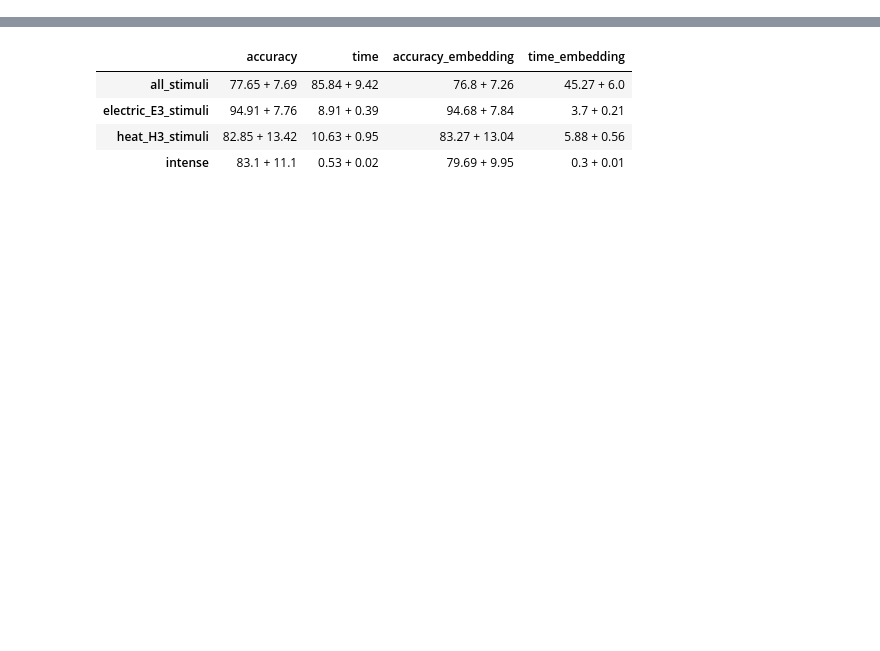
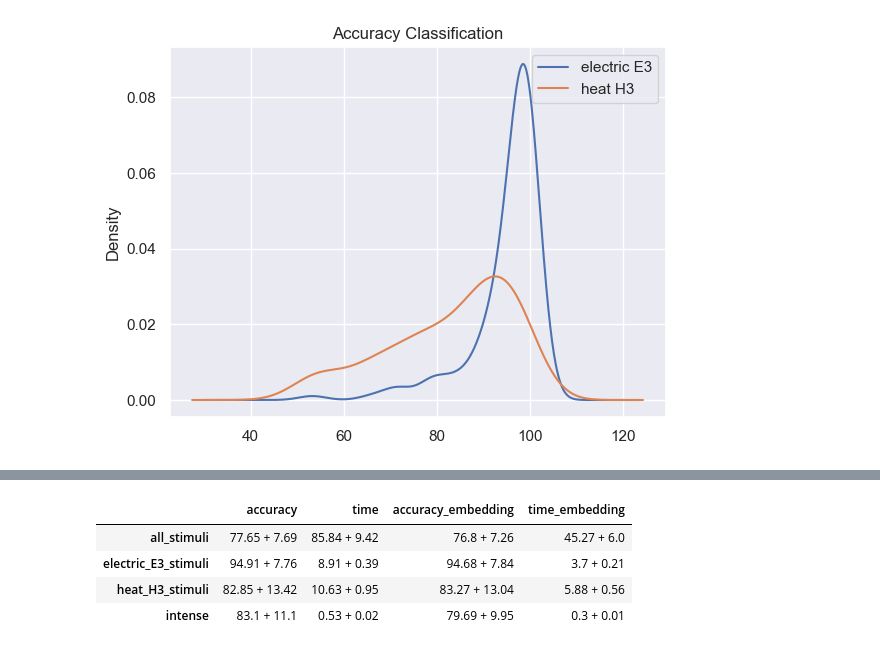
Before and after one commit to sven-knoblauch/PainLevelShiftDetection, a Jupyter notebook: Results/display_results.ipynb, the cells around one changed output, grey strips where cells are left out. Drawn from its saved outputs; the diff is of its cells as text; code cells hidden in the pictures; blank space fills up the shorter version.

```diff
--- a/Results/display_results.ipynb
+++ b/Results/display_results.ipynb
@@ -19,3 +29,11 @@ data4 = pd.read_csv(intense)
+# %%
+data2["accuracy"].plot.kde()
+data3["accuracy"].plot.kde()
+plt.legend(["electric E3", "heat H3"])
+plt.title("Accuracy Classification")
+plt.show()
+# %% [output]
+[figure, added]
 # %%
 data1["accuracy"].plot.kde()
 data1["accuracy_embedding"].plot.kde()
```
Also changed, not shown: parts of 6 cells of this notebook, 7 other files.
